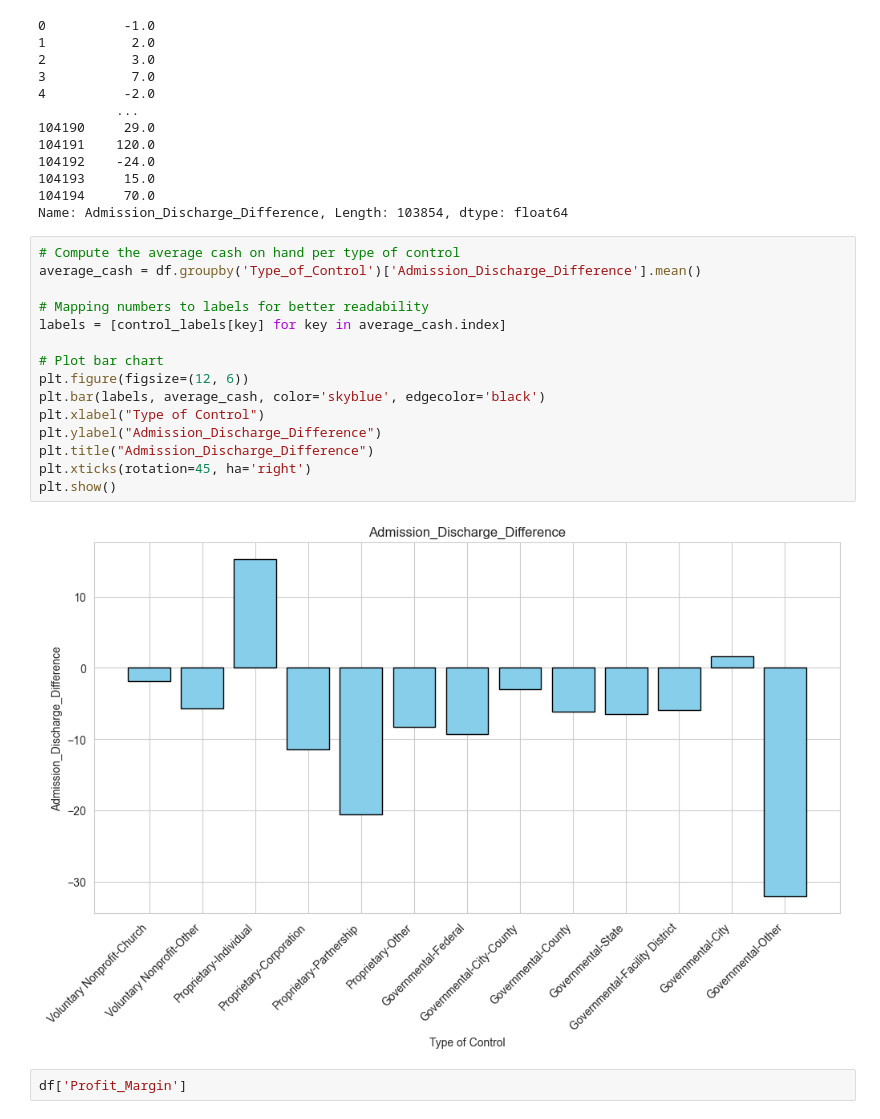
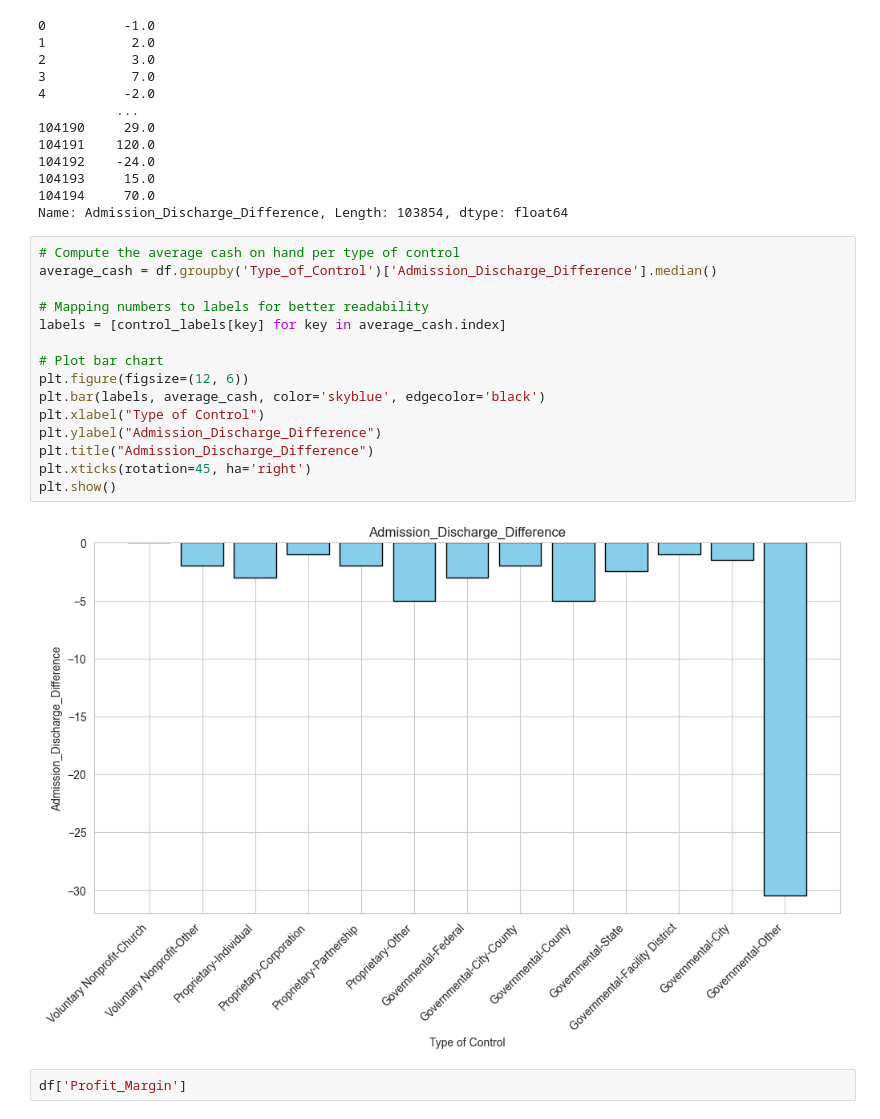
Before and after one commit to lhperreault/Invest_in_retirement_homes-, a Jupyter notebook: Data_Summaries_Cost.ipynb, the cells around one changed output. Cells and saved outputs as stored; diff of their text form.

```diff
--- a/Data_Summaries_Cost.ipynb
+++ b/Data_Summaries_Cost.ipynb
@@ -991,21 +991,21 @@ df['Admission_Discharge_Difference']
 Name: Admission_Discharge_Difference, Length: 103854, dtype: float64
 # %%
 # Compute the average cash on hand per type of control
-average_cash = df.groupby('Type_of_Control')['Admission_Discharge_Difference'].mean()
+average_cash = df.groupby('Type_of_Control')['Admission_Discharge_Difference'].median()
 
 # Mapping numbers to labels for better readability
 labels = [control_labels[key] for key in average_cash.index]
 
 # Plot bar chart
 plt.figure(figsize=(12, 6))
 plt.bar(labels, average_cash, color='skyblue', edgecolor='black')
 plt.xlabel("Type of Control")
 plt.ylabel("Admission_Discharge_Difference")
 plt.title("Admission_Discharge_Difference")
 plt.xticks(rotation=45, ha='right')
 plt.show()
 # %% [output]
-[figure, old version]
+[figure, new version]
 # %%
 df['Profit_Margin']
 # %% [output]
```
Also changed, not shown: parts of 22 cells of this notebook.
